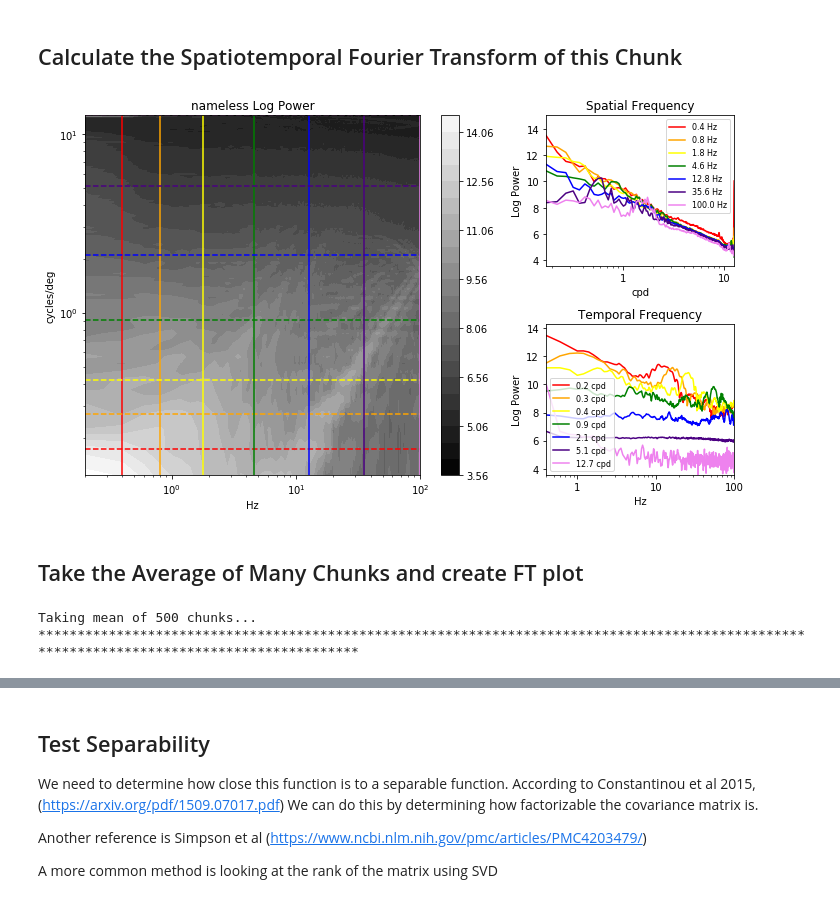
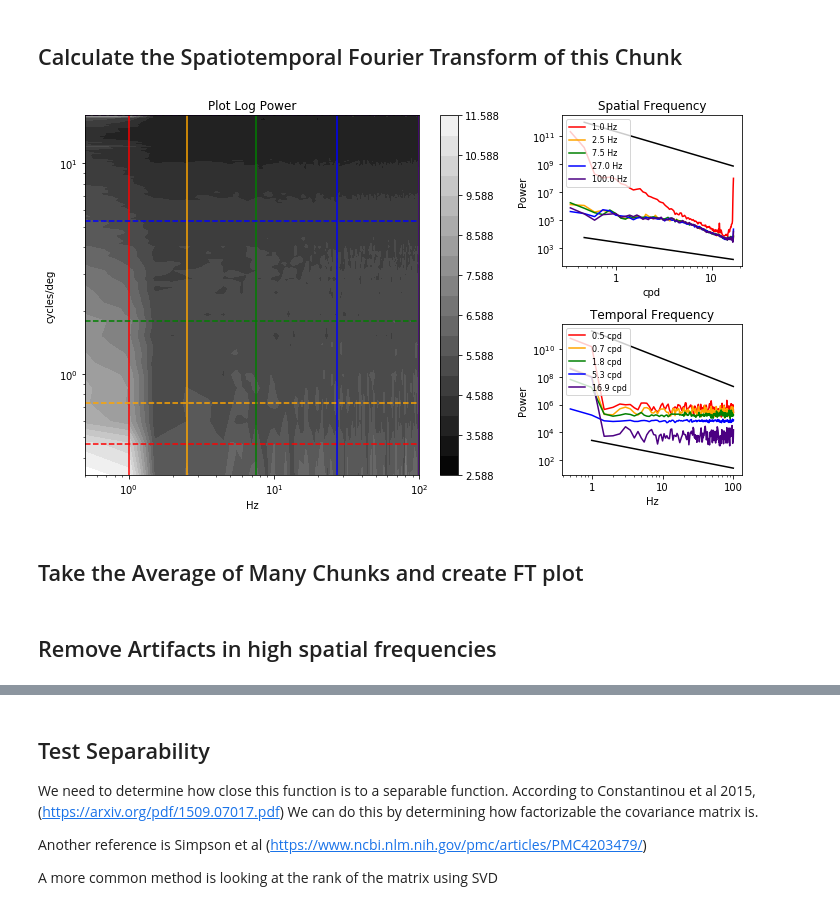
Before and after one commit to vdutell/st-bravo_analysis, a Jupyter notebook: 4. Chunk_Overlay_Fourier.ipynb, the cells around one changed output, grey strips where cells are left out. Saved outputs shown, nothing was run; the diff lists cells and outputs as text; code cells hidden in the pictures.

```diff
--- a/4. Chunk_Overlay_Fourier.ipynb
+++ b/4. Chunk_Overlay_Fourier.ipynb
@@ -85,7 +88,7 @@ timeline_stamps = timeline[:,0]
 timeline_ximea = timeline[:,1].astype(int)
 timeline_pupil_eye0 = timeline[:,2].astype(int)
 timeline_pupil_eye1 = timeline[:,3].astype(int)
-timeline_task = timeline[:,4].astype(int)
+timeline_task = timeline[:,-2].astype(int)
 
 #only use timelines during task
 timeline_stamps = timeline_stamps[timeline_task==1]
@@ -93,7 +96,11 @@ timeline_ximea = timeline_ximea[timeline_task==1]
 timeline_pupil_eye0 = timeline_pupil_eye0[timeline_task==1]
 timeline_pupil_eye1 = timeline_pupil_eye1[timeline_task==1]
 # %%
-pupil_positions = dt.fread(pupil_positions_file)
-pupil_positions = pupil_positions[:,[0,1,2,4,5]]
-fixations_pupil_eye0 = np.array(pupil_positions)[np.where(np.array(pupil_positions)[:,2]==0)[0],:]
-fixations_pupil_eye1 = np.array(pupil_positions)[np.where(np.array(pupil_positions)[:,2]==1)[0],:]
+if(example_subject =='buddy'):
+    fixations_pupil_eye0 = None
+    fixations_pupil_eye1 = None
+else:
+    pupil_positions = dt.fread(pupil_positions_file)
+    pupil_positions = pupil_positions[:,[0,1,2,4,5]]
+    fixations_pupil_eye0 = np.array(pupil_positions)[np.where(np.array(pupil_positions)[:,2]==0)[0],:]
+    fixations_pupil_eye1 = np.array(pupil_positions)[np.where(np.array(pupil_positions)[:,2]==1)[0],:]
@@ -174,7 +182,7 @@ Specifically, for the 'norm_position_x' and y, we need to map the coordinate sys
 
 Look at Pupil player to make sure image is not flipped
 # %%
-frame = np.fliplr(imageio.imread(os.path.join(analysis_folder,'pngs','cy',f'frame_{trace_ximea_fnum[0]}.png')))
+frame = np.fliplr(imageio.imread(os.path.join(analysis_folder,'cy','pngs',f'frame_{trace_ximea_fnum[0]}.png')))
 plt.pcolormesh(np.mean(frame,axis=-1),cmap='Greys_r')
 plt.plot(500,200,'x',c='white')
 plt.plot(1500,1000,'o',c='white')
@@ -188,7 +196,7 @@ plt.plot(trace_xy_corner[:,0], trace_xy_corner[:,1],'.',c='yellow')
 movie_chunk = np.zeros((len(trace_f), chunk_pix, chunk_pix, 3))
 for i, f in enumerate(trace_ximea_fnum):
     print('*',end='')
-    frame = imageio.imread(os.path.join(analysis_folder,'pngs','cy',f'frame_{f}.png'))
+    frame = imageio.imread(os.path.join(analysis_folder,'cy','pngs',f'frame_{f}.png'))
     movie_chunk[i] = frame[trace_xy_corner[i,1]:trace_xy_corner[i,1]+chunk_pix,
                            trace_xy_corner[i,0]:trace_xy_corner[i,0]+chunk_pix]
 # %% [output]
@@ -227,39 +237,41 @@ else:
 # %%
 ps_3d, ps_2d, fqs_space, fqs_time = stf.st_ps(movie_chunk, ppd, fps, cosine_window=cosine_window, rm_dc=True)
 # %%
-imp.reload(stf)
-stf.da_plot_power(ps_2d, fqs_space, fqs_time, show_onef_line=False)
+stf.da_plot_power(ps_2d, fqs_space, fqs_time, show_onef_line=True, saveloc=save_dir)
 # %% [output]
-[figure, old version]
+[figure, new version]
 # %% [markdown]
 ## Take the Average of Many Chunks and create FT plot
 # %%
-ps_3d_mean = np.zeros_like(ps_3d)
-ps_2d_mean = np.zeros_like(ps_2d)
+try:
+    ps_3d_mean = np.load(os.path.join(save_dir,f'ps_3d_mean_{num_chunks}_{trace_type}.npy'))
+    ps_2d_mean = np.load(os.path.join(save_dir,f'ps_2d_mean_{num_chunks}_{trace_type}.npy'))
+    fqs_space = np.load(os.path.join(save_dir,f'ps_fqs_space_{num_chunks}_{trace_type}.npy'))
+    fqs_time = np.load(os.path.join(save_dir,f'ps_fqs_time_{num_chunks}_{trace_type}.npy'))
+except:
+    print(f'Taking mean of {num_chunks} chunks...')
+    ps_3d_mean = np.zeros_like(ps_3d)
+    ps_2d_mean = np.zeros_like(ps_2d)
 
-print(f'Taking mean of {num_chunks} chunks...')
-for i in range(num_chunks):
-    trace_f, trace_ximea_fnum, trace_xy_corner = generate_trace(trace_type, chunk_frames, chunk_pix, img_dims, timeline_ximea, timeline_pupil_eye0, timeline_pupil_eye1, fixations_pupil_eye0, fixations_pupil_eye1)
+    for i in range(num_chunks):
+        trace_f, trace_ximea_fnum, trace_xy_corner = generate_trace(trace_type, chunk_frames, chunk_pix, img_dims, timeline_ximea, timeline_pupil_eye0, timeline_pupil_eye1, fixations_pupil_eye0, fixations_pupil_eye1)
 
-    movie_chunk = np.zeros((len(trace_f), chunk_pix, chunk_pix, 3))
+        movie_chunk = np.zeros((len(trace_f), chunk_pix, chunk_pix, 3))
 
-    for i, f in enumerate(trace_ximea_fnum):
-        frame = imageio.imread(os.path.join(analysis_folder,'pngs','cy',f'frame_{f}.png'))
-        movie_chunk[i] = frame[trace_xy_corner[i,1]:trace_xy_corner[i,1]+chunk_pix,
-                               trace_xy_corner[i,0]:trace_xy_corner[i,0]+chunk_pix]
+        for i, f in enumerate(trace_ximea_fnum):
+            frame = imageio.imread(os.path.join(analysis_folder,'cy','pngs',f'frame_{f}.png'))
+            movie_chunk[i] = frame[trace_xy_corner[i,1]:trace_xy_corner[i,1]+chunk_pix,
+                                   trace_xy_corner[i,0]:trace_xy_corner[i,0]+chunk_pix]
 
-    ps_3d, ps_2d, fqs_space, fqs_time = stf.st_ps(movie_chunk, ppd, fps, cosine_window=cosine_window, rm_dc=True)
-    ps_3d_mean += ps_3d
-    ps_2d_mean += ps_2d
-    print('*',end='')
+        ps_3d, ps_2d, fqs_space, fqs_time = stf.st_ps(movie_chunk, ppd, fps, cosine_window=cosine_window, rm_dc=True)
+        ps_3d_mean += ps_3d
+        ps_2d_mean += ps_2d
+        print('*',end='')
 
-ps_3d_mean = ps_3d_mean/num_chunks
-ps_2d_mean = ps_2d_mean/num_chunks
+    ps_3d_mean = ps_3d_mean/num_chunks
+    ps_2d_mean = ps_2d_mean/num_chunks
 
-np.save(os.path.join(save_dir,f'ps_3d_mean_{num_chunks}_{trace_type}.npy'), ps_3d_mean)
-np.save(os.path.join(save_dir,f'ps_2d_mean_{num_chunks}_{trace_type}.npy'), ps_2d_mean)
-np.save(os.path.join(save_dir,f'ps_fqs_space_{num_chunks}_{trace_type}.npy'), fqs_space)
-np.save(os.path.join(save_dir,f'ps_fqs_time_{num_chunks}_{trace_type}.npy'), fqs_time)
+    np.save(os.path.join(save_dir,f'ps_3d_mean_{num_chunks}_{trace_type}.npy'), ps_3d_mean)
+    np.save(os.path.join(save_dir,f'ps_2d_mean_{num_chunks}_{trace_type}.npy'), ps_2d_mean)
+    np.save(os.path.join(save_dir,f'ps_fqs_space_{num_chunks}_{trace_type}.npy'), fqs_space)
+    np.save(os.path.join(save_dir,f'ps_fqs_time_{num_chunks}_{trace_type}.npy'), fqs_time)
-# %% [output]
-Taking mean of 500 chunks...
-*******************************************************************************************************************************************
@@ -403,0 +278,2 @@ def da_plot_power(power_spectrum, fqspace, fqtime, nsamples = 7, minmaxcolors=(N
+# %% [markdown]
+## Remove Artifacts in high spatial frequencies
```
Also changed, not shown: parts of 15 cells of this notebook, 6 other files.
